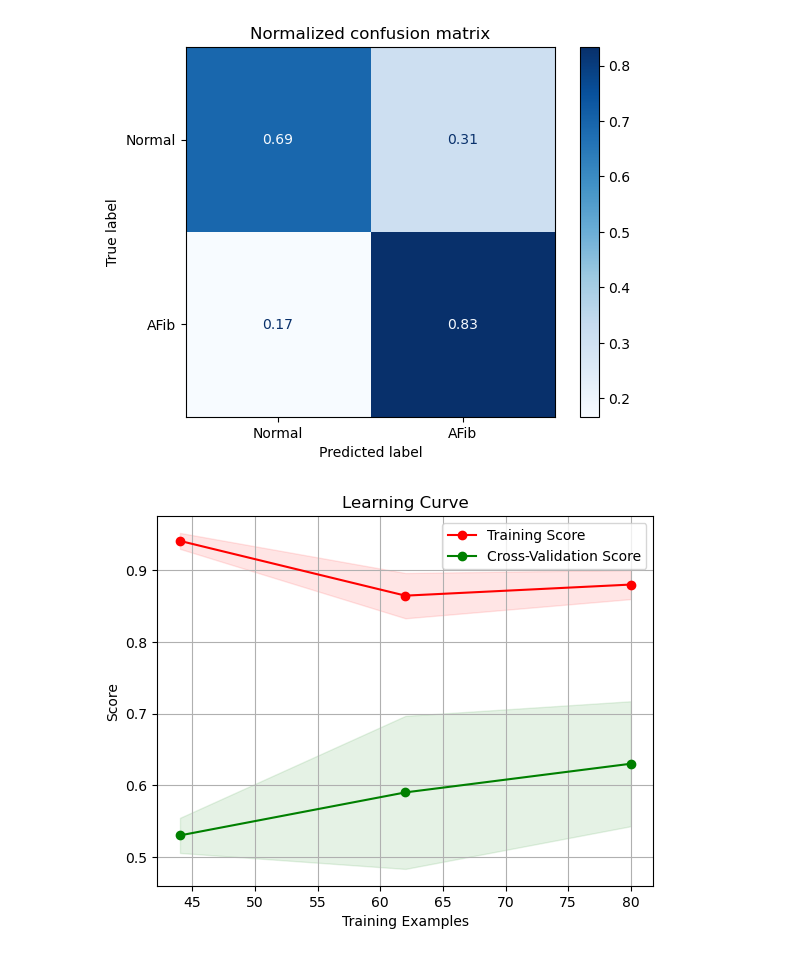
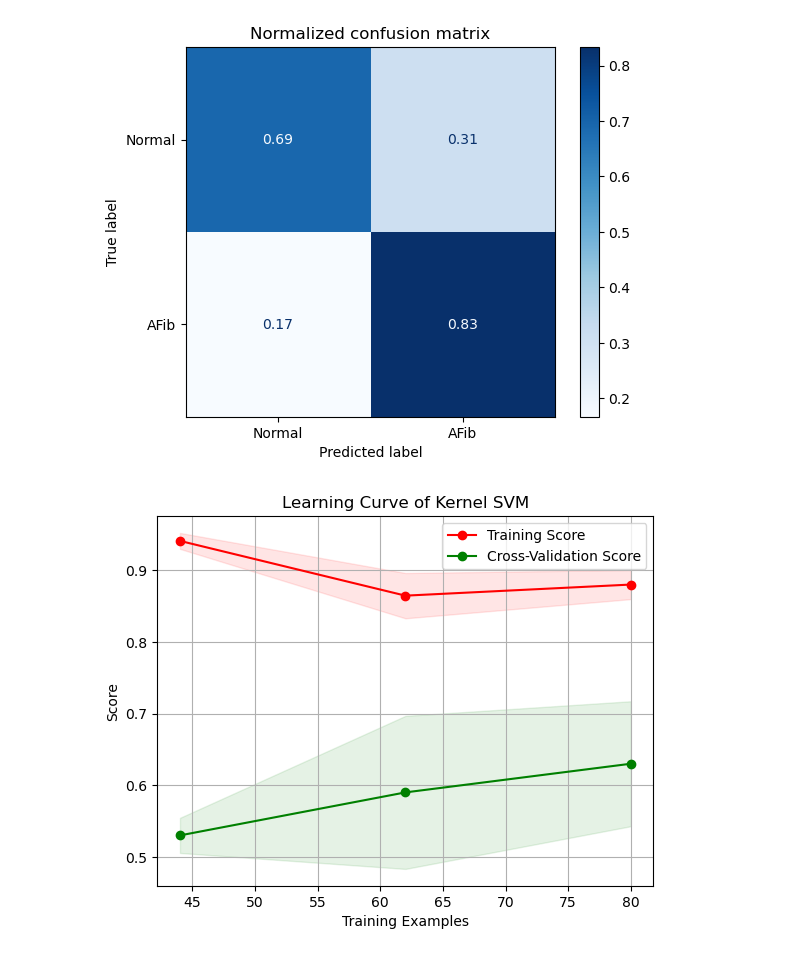
Before and after one commit to ilovec8763/Atrial-Fibrillation-AFib-binary-classifier, a Jupyter notebook: AFib_project.ipynb, the cells around one changed output. Saved outputs shown, nothing was run; the diff lists cells and outputs as text; code cells hidden in the pictures.

```diff
--- a/AFib_project.ipynb
+++ b/AFib_project.ipynb
@@ -387,32 +394,32 @@ train_sizes, train_scores, test_scores = learning_curve(classifier, X, y, cv=5)
 
 # Calculate the mean and standard deviation of the training and test scores
 train_scores_mean = np.mean(train_scores, axis=1)
 train_scores_std = np.std(train_scores, axis=1)
 test_scores_mean = np.mean(test_scores, axis=1)
 test_scores_std = np.std(test_scores, axis=1)
 
 # Plot the learning curve
 plt.figure()
-plt.title("Learning Curve")
+plt.title("Learning Curve of Kernel SVM")
 plt.xlabel("Training Examples")
 plt.ylabel("Score")
 plt.grid()
 
 # Plot the training scores with error bars
 plt.fill_between(train_sizes, train_scores_mean - train_scores_std,
                  train_scores_mean + train_scores_std, alpha=0.1,
                  color="r")
 plt.plot(train_sizes, train_scores_mean, 'o-', color="r",
          label="Training Score")
 
 # Plot the cross-validation scores with error bars
 plt.fill_between(train_sizes, test_scores_mean - test_scores_std,
                  test_scores_mean + test_scores_std, alpha=0.1,
                  color="g")
 plt.plot(train_sizes, test_scores_mean, 'o-', color="g",
          label="Cross-Validation Score")
 
 plt.legend(loc="best")
 plt.show()
 # %% [output]
-[figure, old version]
+[figure, new version]
```
Also changed, not shown: parts of 9 cells of this notebook.
